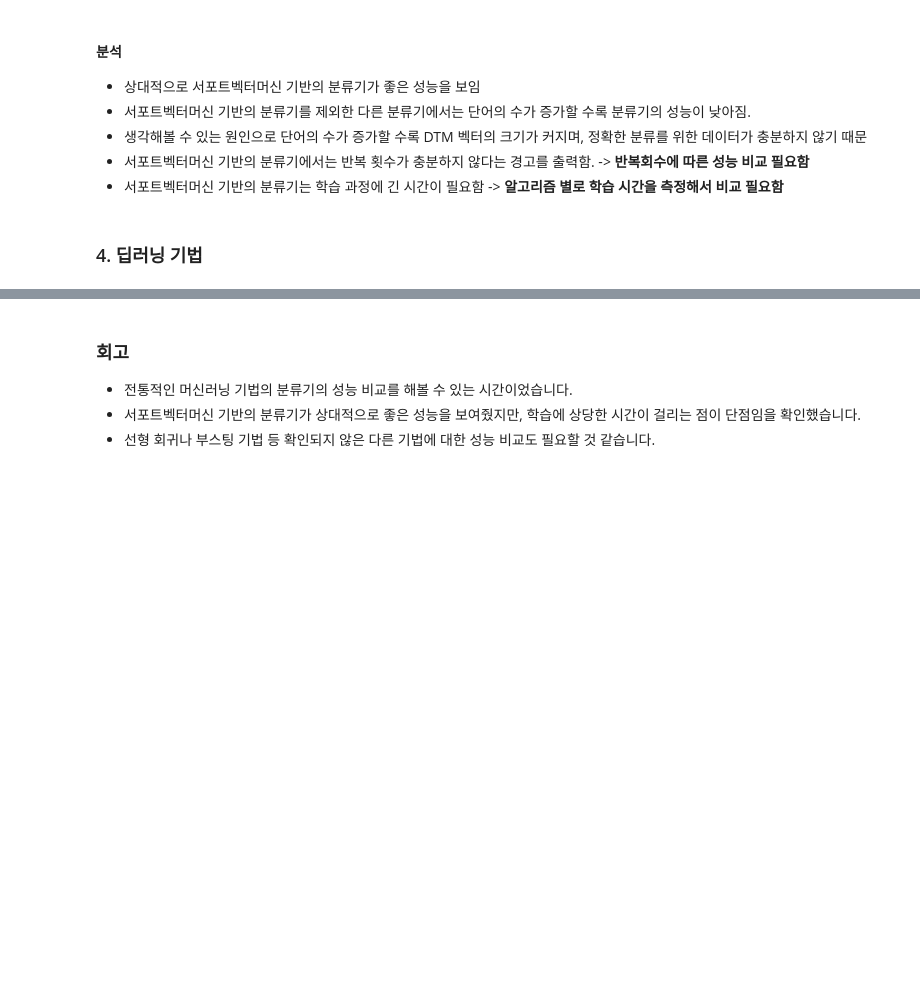
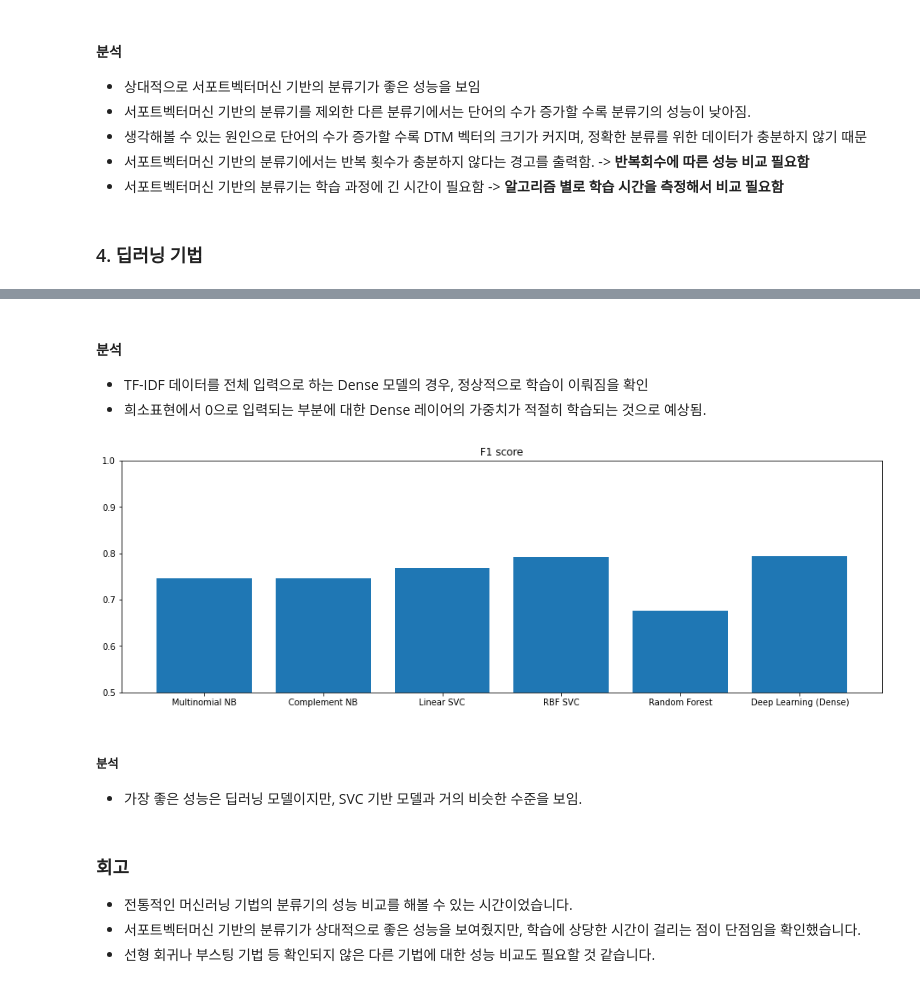
Before and after one commit to sendglee/AIFFEL_quest_rs, a Jupyter notebook: GoingDeeper/De02/news_classification.ipynb, the cells around one changed output, grey strips where cells are left out. Saved outputs shown, nothing was run; the diff lists cells and outputs as text; code cells hidden in the pictures; blank space fills up the shorter version.

Commit message:
GoingDeepr 02, Update additional exam result

```diff
--- a/GoingDeeper/De02/news_classification.ipynb
+++ b/GoingDeeper/De02/news_classification.ipynb
@@ -397,3 +536,23 @@ print(x_train.shape)
+# %% [markdown]
+#### 분석
+- TF-IDF 데이터를 전체 입력으로 하는 Dense 모델의 경우, 정상적으로 학습이 이뤄짐을 확인
+- 희소표현에서 0으로 입력되는 부분에 대한 Dense 레이어의 가중치가 적절히 학습되는 것으로 예상됨.
+# %%
+# 알고리즘 별 성능 비교 - num_words: 5000 기준
+# LMS 연결 이슈로 전통적인 머신러닝 기법 결과의 F1 score를 그대로 복사함
+
+results = {'Multinomial NB': 0.7458990404916549, 'Complement NB':0.7458990404916549, 'Linear SVC': 0.768069094391222, 'RBF SVC': 0.7917267889521346, 'Random Forest': 0.6770217603524399, 'Deep Learning (Dense)': 0.79321239690205}
+
+plt.figure(figsize=(16,5))
+plt.ylim([0.5, 1.0])
+plt.bar(list(results.keys()), list(results.values()), width=0.8)
+plt.title('F1 score')
+plt.show()
+# %% [output]
+[figure, added]
+# %% [markdown]
+##### 분석
+- 가장 좋은 성능은 딥러닝 모델이지만, SVC 기반 모델과 거의 비슷한 수준을 보임.
 # %% [markdown]
 ### 회고
 - 전통적인 머신러닝 기법의 분류기의 성능 비교를 해볼 수 있는 시간이었습니다.
```
Also changed, not shown: parts of 18 cells of this notebook.
